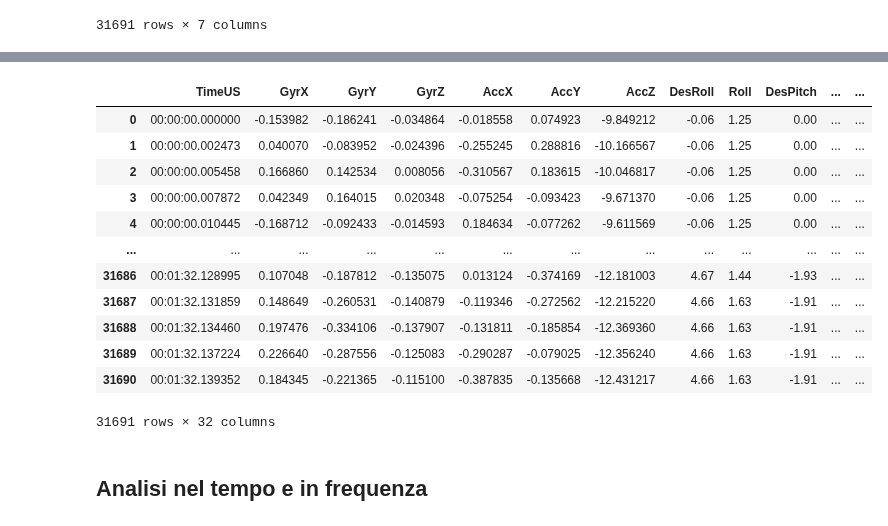
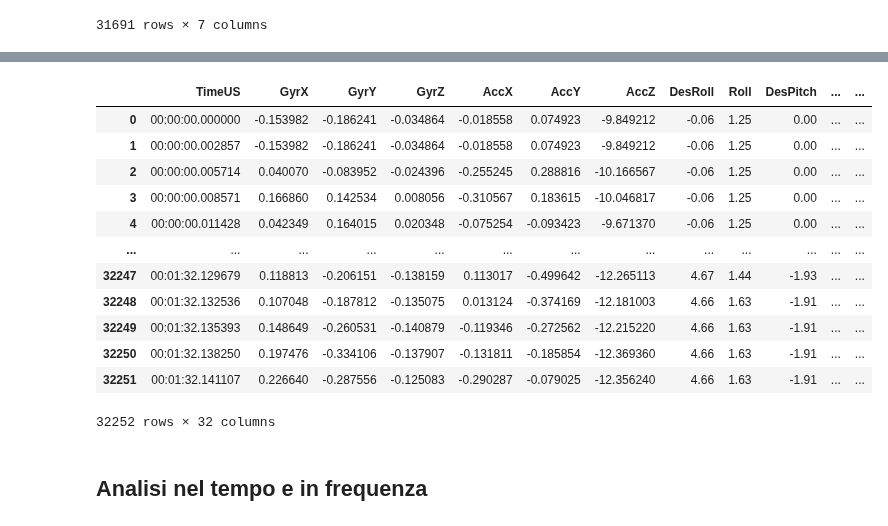
Before and after one commit to ChiaraAmalia/ProgettoManutenzionePreventiva, a Jupyter notebook: M1/FAULT_M1_5/fault_m1_5.ipynb, the cells around one changed output, grey strips where cells are left out. Saved outputs shown, nothing was run; the diff lists cells and outputs as text; code cells hidden in the pictures.

```diff
--- a/M1/FAULT_M1_5/fault_m1_5.ipynb
+++ b/M1/FAULT_M1_5/fault_m1_5.ipynb
@@ -270,0 +234,8 @@ m1_fault5["Guasto"] = guasto
+# %%
+to_be=[]
+for i in range(0, last_cell,2857):
+    to_be.append(i)
+# %%
+df = pd.DataFrame(to_be, columns = ['TimeUS'])
+
+print(df)
@@ -270,0 +257,4 @@ m1_fault5["Guasto"] = guasto
+# %%
+m1_fault5_final = pd.merge_ordered(m1_fault5,df)
+m1_fault5_final=m1_fault5_final.fillna(method="ffill").fillna(method="bfill")
+print(m1_fault5_final)
@@ -270,0 +279,2 @@ m1_fault5["Guasto"] = guasto
+# %%
+m1_fault5_final = m1_fault5_final[m1_fault5_final.TimeUS.isin(to_be)]
@@ -271,22 +297,22 @@ m1_fault5["Guasto"] = guasto
 # %%
 from datetime import timedelta
-m1_fault5=m1_fault5.reset_index(drop=True)
-m1_fault5['TimeUS'] = pd.to_datetime(m1_fault5['TimeUS'], unit='us').dt.strftime('%H:%M:%S.%f')
-display(m1_fault5)
+m1_fault5_final=m1_fault5_final.reset_index(drop=True)
+m1_fault5_final['TimeUS'] = pd.to_datetime(m1_fault5_final['TimeUS'], unit='us').dt.strftime('%H:%M:%S.%f')
+display(m1_fault5_final)
 # %% [output]
 |  | TimeUS | GyrX | GyrY | GyrZ | AccX | AccY | AccZ | DesRoll | Roll | DesPitch | ... | ... |
 | 0 | 00:00:00.000000 | -0.153982 | -0.186241 | -0.034864 | -0.018558 | 0.074923 | -9.849212 | -0.06 | 1.25 | 0.00 | ... | ... |
-| 1 | 00:00:00.002473 | 0.040070 | -0.083952 | -0.024396 | -0.255245 | 0.288816 | -10.166567 | -0.06 | 1.25 | 0.00 | ... | ... |
-| 2 | 00:00:00.005458 | 0.166860 | 0.142534 | 0.008056 | -0.310567 | 0.183615 | -10.046817 | -0.06 | 1.25 | 0.00 | ... | ... |
-| 3 | 00:00:00.007872 | 0.042349 | 0.164015 | 0.020348 | -0.075254 | -0.093423 | -9.671370 | -0.06 | 1.25 | 0.00 | ... | ... |
-| 4 | 00:00:00.010445 | -0.168712 | -0.092433 | -0.014593 | 0.184634 | -0.077262 | -9.611569 | -0.06 | 1.25 | 0.00 | ... | ... |
+| 1 | 00:00:00.002857 | -0.153982 | -0.186241 | -0.034864 | -0.018558 | 0.074923 | -9.849212 | -0.06 | 1.25 | 0.00 | ... | ... |
+| 2 | 00:00:00.005714 | 0.040070 | -0.083952 | -0.024396 | -0.255245 | 0.288816 | -10.166567 | -0.06 | 1.25 | 0.00 | ... | ... |
+| 3 | 00:00:00.008571 | 0.166860 | 0.142534 | 0.008056 | -0.310567 | 0.183615 | -10.046817 | -0.06 | 1.25 | 0.00 | ... | ... |
+| 4 | 00:00:00.011428 | 0.042349 | 0.164015 | 0.020348 | -0.075254 | -0.093423 | -9.671370 | -0.06 | 1.25 | 0.00 | ... | ... |
 | ... | ... | ... | ... | ... | ... | ... | ... | ... | ... | ... | ... | ... |
-| 31686 | 00:01:32.128995 | 0.107048 | -0.187812 | -0.135075 | 0.013124 | -0.374169 | -12.181003 | 4.67 | 1.44 | -1.93 | ... | ... |
-| 31687 | 00:01:32.131859 | 0.148649 | -0.260531 | -0.140879 | -0.119346 | -0.272562 | -12.215220 | 4.66 | 1.63 | -1.91 | ... | ... |
-| 31688 | 00:01:32.134460 | 0.197476 | -0.334106 | -0.137907 | -0.131811 | -0.185854 | -12.369360 | 4.66 | 1.63 | -1.91 | ... | ... |
-| 31689 | 00:01:32.137224 | 0.226640 | -0.287556 | -0.125083 | -0.290287 | -0.079025 | -12.356240 | 4.66 | 1.63 | -1.91 | ... | ... |
-| 31690 | 00:01:32.139352 | 0.184345 | -0.221365 | -0.115100 | -0.387835 | -0.135668 | -12.431217 | 4.66 | 1.63 | -1.91 | ... | ... |
+| 32247 | 00:01:32.129679 | 0.118813 | -0.206151 | -0.138159 | 0.113017 | -0.499642 | -12.265113 | 4.67 | 1.44 | -1.93 | ... | ... |
+| 32248 | 00:01:32.132536 | 0.107048 | -0.187812 | -0.135075 | 0.013124 | -0.374169 | -12.181003 | 4.66 | 1.63 | -1.91 | ... | ... |
+| 32249 | 00:01:32.135393 | 0.148649 | -0.260531 | -0.140879 | -0.119346 | -0.272562 | -12.215220 | 4.66 | 1.63 | -1.91 | ... | ... |
+| 32250 | 00:01:32.138250 | 0.197476 | -0.334106 | -0.137907 | -0.131811 | -0.185854 | -12.369360 | 4.66 | 1.63 | -1.91 | ... | ... |
+| 32251 | 00:01:32.141107 | 0.226640 | -0.287556 | -0.125083 | -0.290287 | -0.079025 | -12.356240 | 4.66 | 1.63 | -1.91 | ... | ... |
-31691 rows × 32 columns
+32252 rows × 32 columns
 # %% [markdown]
 ## Analisi nel tempo e in frequenza
 # %%
```
Also changed, not shown: parts of 10 cells of this notebook, 35 other files.
